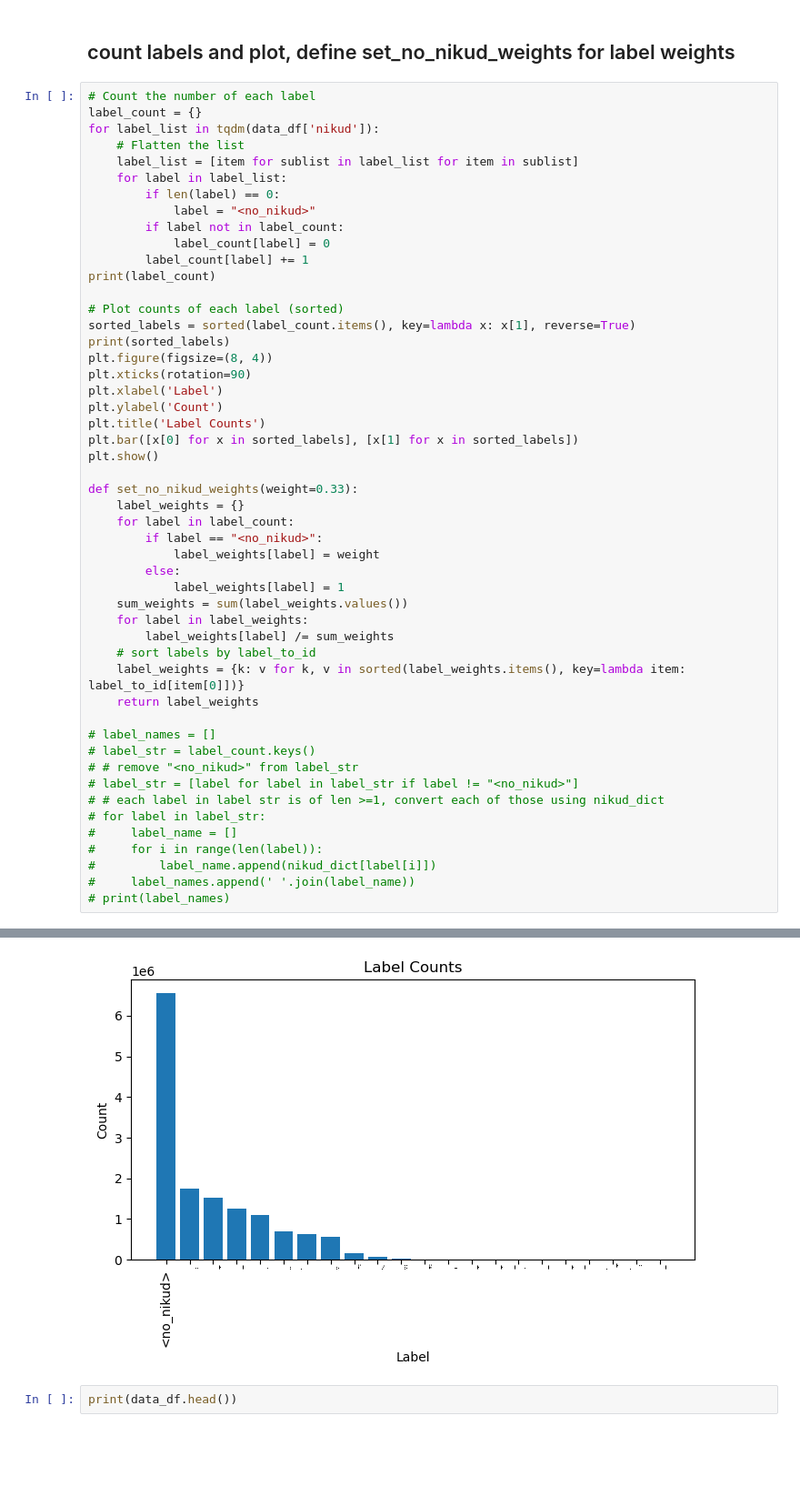
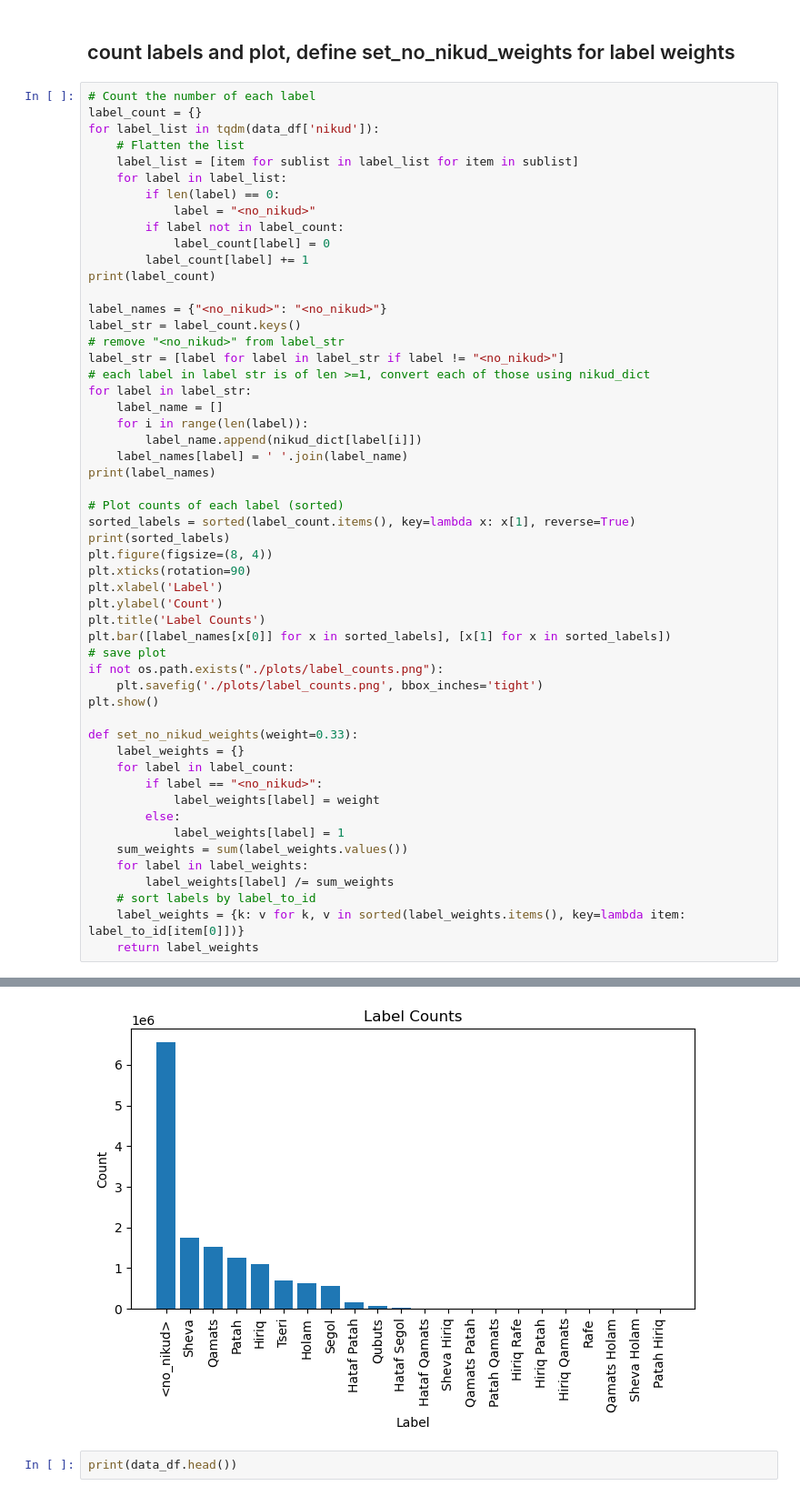
Before and after one commit to Lior-Baruch/Partial_Diacritization, a Jupyter notebook: PunctuationRestoration_DualModel_LSTM.ipynb, the cells around one changed output, grey strips where cells are left out. Shown at 91% size. Cells and saved outputs as stored; diff of their text form; blank space fills up the shorter version.

Commit message:
saved plots

```diff
--- a/PunctuationRestoration_DualModel_LSTM.ipynb
+++ b/PunctuationRestoration_DualModel_LSTM.ipynb
@@ -371,6 +381,18 @@ for label_list in tqdm(data_df['nikud']):
         label_count[label] += 1
 print(label_count)
 
+label_names = {"<no_nikud>": "<no_nikud>"}
+label_str = label_count.keys()
+# remove "<no_nikud>" from label_str
+label_str = [label for label in label_str if label != "<no_nikud>"]
+# each label in label str is of len >=1, convert each of those using nikud_dict
+for label in label_str:
+    label_name = []
+    for i in range(len(label)):
+        label_name.append(nikud_dict[label[i]])
+    label_names[label] = ' '.join(label_name)
+print(label_names)
+
 # Plot counts of each label (sorted)
 sorted_labels = sorted(label_count.items(), key=lambda x: x[1], reverse=True)
 print(sorted_labels)
@@ -379,7 +401,10 @@ plt.xticks(rotation=90)
 plt.xlabel('Label')
 plt.ylabel('Count')
 plt.title('Label Counts')
-plt.bar([x[0] for x in sorted_labels], [x[1] for x in sorted_labels])
+plt.bar([label_names[x[0]] for x in sorted_labels], [x[1] for x in sorted_labels])
+# save plot
+if not os.path.exists("./plots/label_counts.png"):
+    plt.savefig('./plots/label_counts.png', bbox_inches='tight')
 plt.show()
 
 def set_no_nikud_weights(weight=0.33):
@@ -395,17 +420,5 @@ def set_no_nikud_weights(weight=0.33):
     # sort labels by label_to_id
     label_weights = {k: v for k, v in sorted(label_weights.items(), key=lambda item: label_to_id[item[0]])}
     return label_weights
-
-# label_names = []
-# label_str = label_count.keys()
-# # remove "<no_nikud>" from label_str
-# label_str = [label for label in label_str if label != "<no_nikud>"]
-# # each label in label str is of len >=1, convert each of those using nikud_dict
-# for label in label_str:
-#     label_name = []
-#     for i in range(len(label)):
-#         label_name.append(nikud_dict[label[i]])
-#     label_names.append(' '.join(label_name))
-# print(label_names)
 # %% [output]
 {'ֶ': 558316, 'ַ': 1246622, '<no_nikud>': 6558278, 'ָ': 1528514, 'ִ': 1097415, 'ְ': 1738571, 'ֵ': 690288, 'ֹ': 628049, 'ֲ': 163557, 'ֱ': 23864, 'ֳ': 1527, 'ֻ': 61903, 'ַָ': 4, 'ַָ': 18, 'ִַ': 1, 'ִָ': ...
@@ -412,5 +426,5 @@ def set_no_nikud_weights(weight=0.33):
 [('<no_nikud>', 6558278), ('ְ', 1738571), ('ָ', 1528514), ('ַ', 1246622), ('ִ', 1097415), ('ֵ', 690288), ('ֹ', 628049), ('ֶ', 558316), ('ֲ', 163557), ('ֻ', 61903), ('ֱ', 23864), ('ֳ', 1527), ('ְִ', 33 ...
-[figure, old version]
+[figure, new version]
 # %%
 print(data_df.head())
 # %% [output]
```
Also changed, not shown: parts of 14 cells of this notebook, 5 other files.
